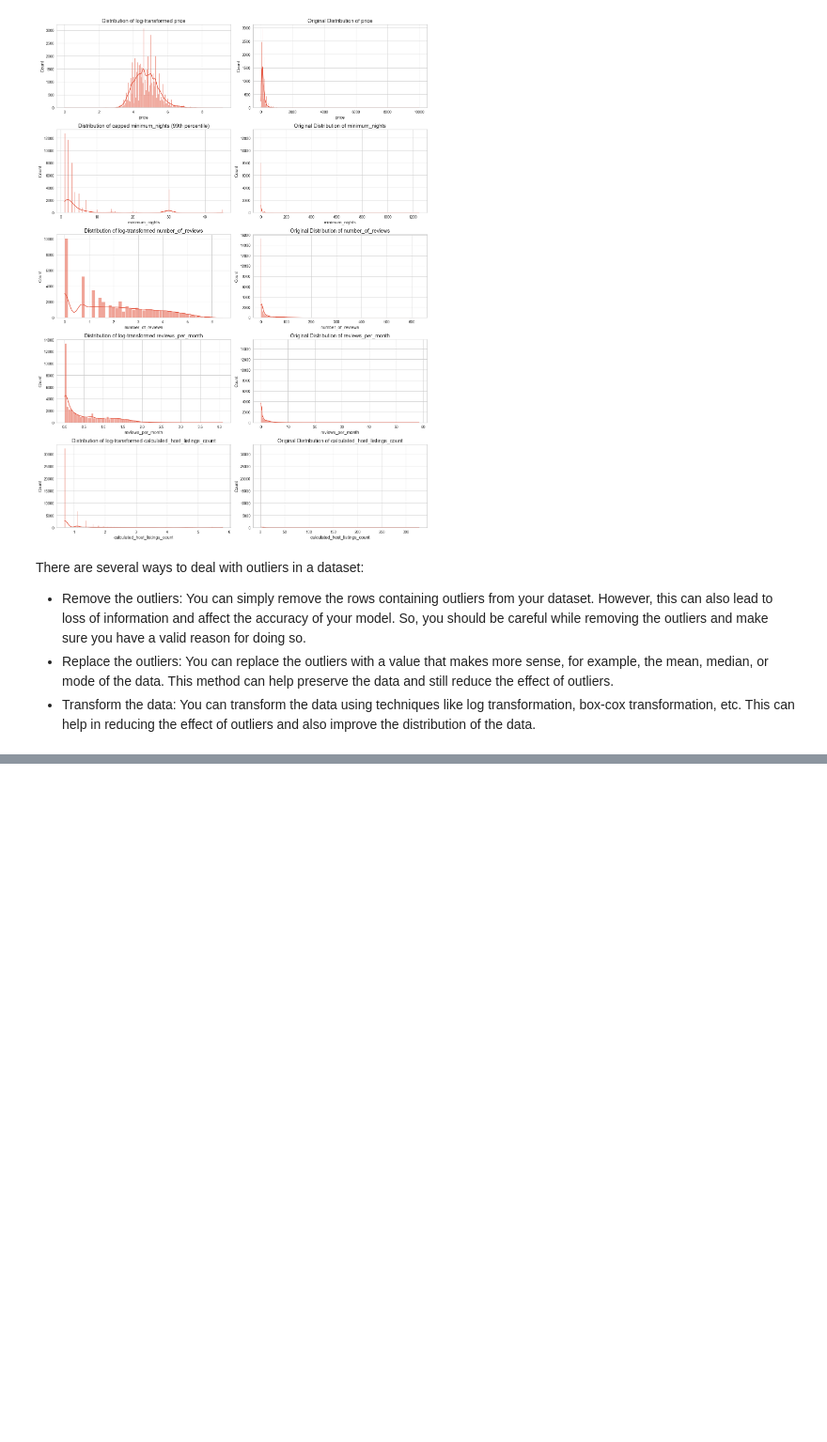
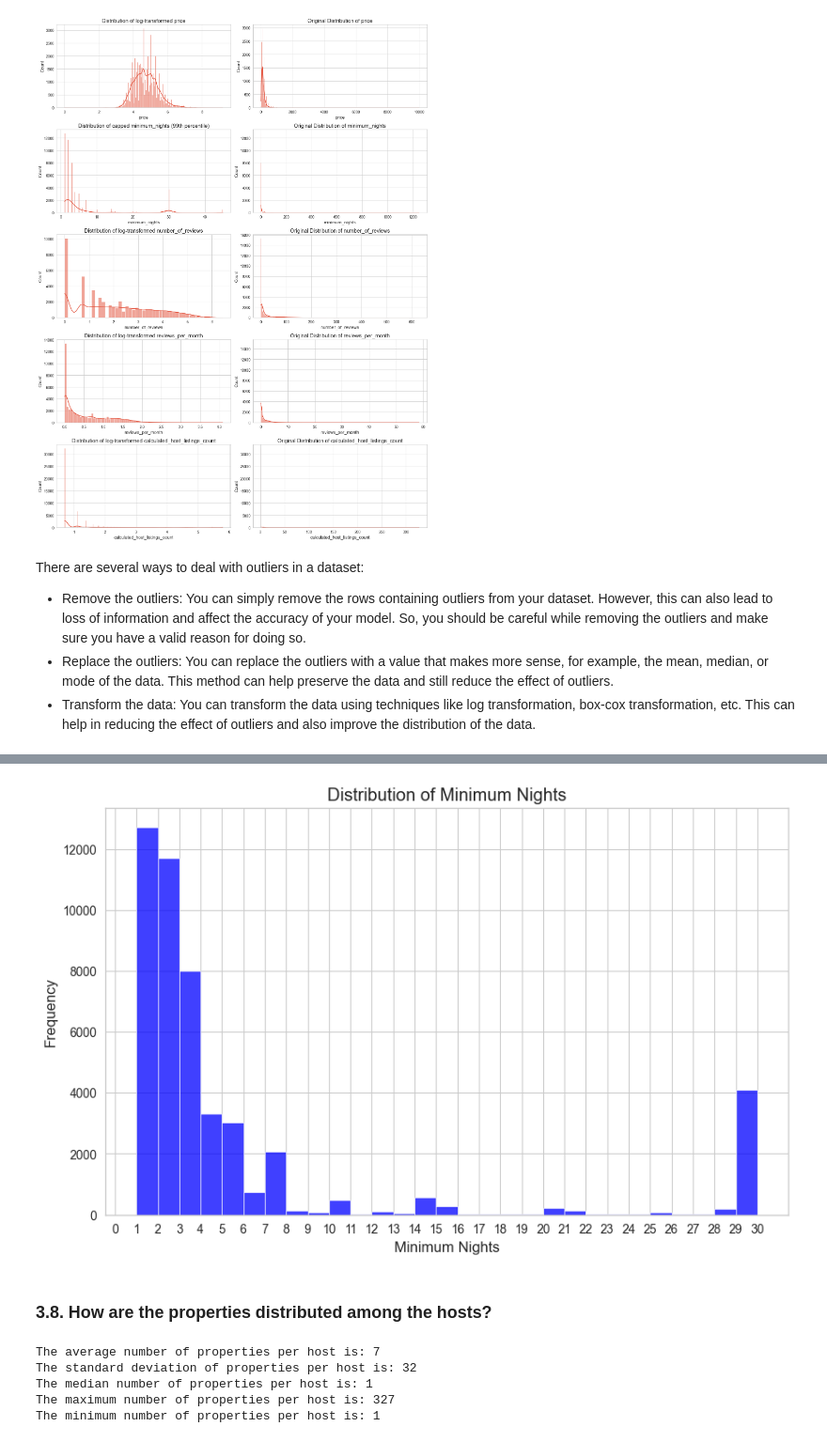
Before and after one commit to diogo-costa-silva/data-science-notebooks, a Jupyter notebook: nyc_airbnb-open-data/nyc-airbnb-analysis.ipynb, the cells around one changed output, grey strips where cells are left out. Shown at 94% size. Cells and saved outputs as stored; diff of their text form; code cells hidden in the pictures; blank space fills up the shorter version.

```diff
--- a/nyc_airbnb-open-data/nyc-airbnb-analysis.ipynb
+++ b/nyc_airbnb-open-data/nyc-airbnb-analysis.ipynb
@@ -696,0 +795,36 @@ In summary, rental prices in New York City vary greatly, with some extremely exp
+# %%
+# Seaborn histogram with x-axis limit, binwidth of 1, and x-ticks for minimum nights
+plt.figure(figsize=(10, 6))
+sns.histplot(df[df['minimum_nights'] <= 30], x='minimum_nights', binwidth=1, kde=False, color='blue')
+plt.title('Distribution of Minimum Nights')
+plt.xlabel('Minimum Nights')
+plt.ylabel('Frequency')
+plt.xticks(np.arange(0, 31, 1))
+plt.show()
+# %% [output]
+[figure, added]
+# %% [markdown]
+### 3.8. How are the properties distributed among the hosts?
+# %%
+properties_hosts = df.loc[:, 'calculated_host_listings_count']
+
+average_properties_hosts = np.mean(properties_hosts)
+print('The average number of properties per host is:', int(average_properties_hosts))
+
+std_dev_properties_hosts = np.std(properties_hosts)
+print('The standard deviation of properties per host is:', int(std_dev_properties_hosts))
+
+median_properties_hosts = np.median(properties_hosts)
+print('The median number of properties per host is:', int(median_properties_hosts))
+
+max_properties_hosts = np.max(properties_hosts)
+print('The maximum number of properties per host is:', int(max_properties_hosts))
+
+min_properties_hosts = np.min(properties_hosts)
+print('The minimum number of properties per host is:', int(min_properties_hosts))
+# %% [output]
+The average number of properties per host is: 7
+The standard deviation of properties per host is: 32
+The median number of properties per host is: 1
+The maximum number of properties per host is: 327
+The minimum number of properties per host is: 1
```
Also changed, not shown: parts of 36 cells of this notebook.
